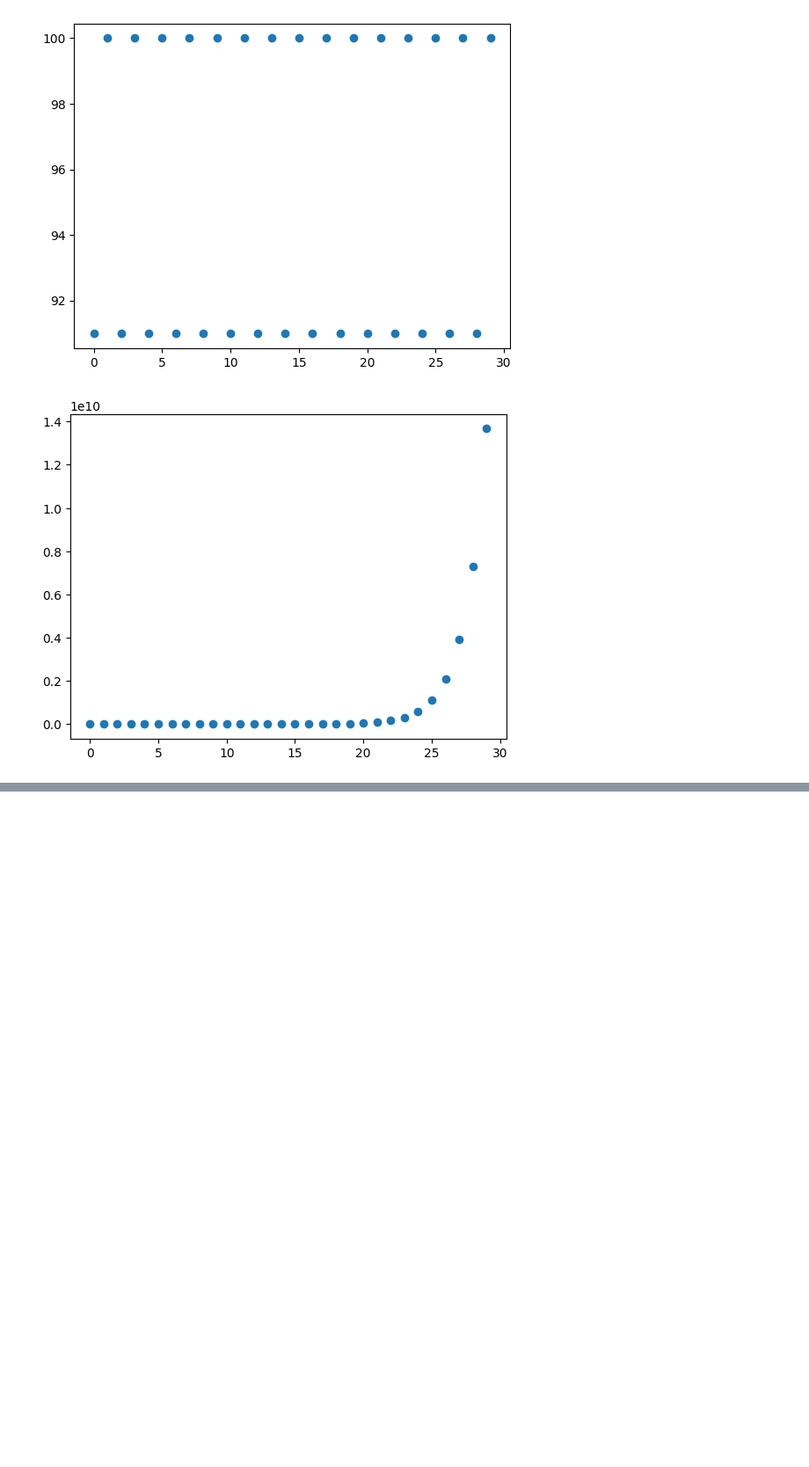
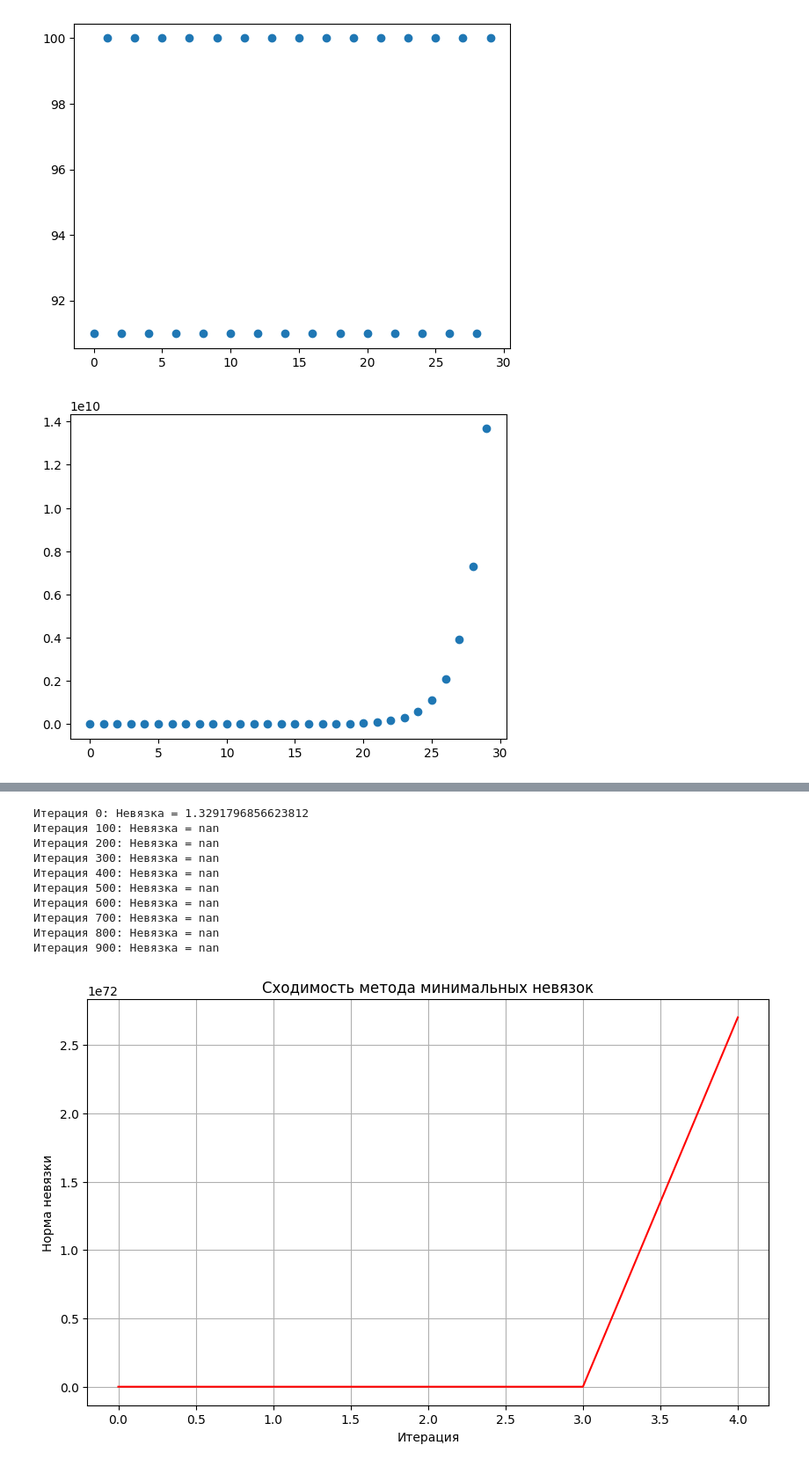
Before and after one commit to NvOiVkItKoOrV/comp_math, a Jupyter notebook: lab_2/system_of_linear_equations.ipynb, the cells around one changed output, grey strips where cells are left out. Shown: that part at 88% size. Cells and saved outputs as stored; diff of their text form; code cells hidden in the pictures; blank space fills up the shorter version.

```diff
--- a/lab_2/system_of_linear_equations.ipynb
+++ b/lab_2/system_of_linear_equations.ipynb
@@ -223,0 +292,63 @@ sor(w = 3)
+# %%
+# Функция для вычисления невязки
+def residual(A, x, b):
+    return A.dot(x) - b
+
+# Метод минимальных невязок
+def minimal_residual_method(A, b, x_init, tol, max_iterations):
+    x = x_init
+    residuals = []
+
+    for i in range(max_iterations):
+        r = residual(A, x, b)  # Невязка
+        residual_norm = np.linalg.norm(r)
+        residuals.append(residual_norm)
+
+        # Условие остановки по точности
+        if residual_norm < tol:
+            print(f"Метод завершился на итерации {i}, так как невязка меньше порога {tol}.")
+            break
+
+        # Вычисление шага альфа
+        alpha = (r.T @ A @ r) / (A @ r).T @ (A @ r)
+        x = x - alpha * r
+
+        if i % 100 == 0:
+            print(f"Итерация {i}: Невязка = {residual_norm}")
+
+    return x, residuals
+
+# Пример данных
+np.random.seed(0)
+A = np.random.rand(5, 5)
+b = np.random.rand(5, 1)
+x_init = np.zeros((5, 1))
+
+# Параметры метода
+tol = 1e-6
+max_iterations = 1000
+
+# Выполнение метода минимальных невязок
+x_solution, residuals = minimal_residual_method(A, b, x_init, tol, max_iterations)
+
+
+# Построение графика зависимости невязки от итераций
+plt.figure(figsize=(10, 6))
+plt.plot(range(len(residuals)), residuals, color="red")
+plt.xlabel("Итерация")
+plt.ylabel("Норма невязки")
+plt.title("Сходимость метода минимальных невязок")
+plt.grid(True)
+plt.show()
+# %% [output]
+Итерация 0: Невязка = 1.3291796856623812
+Итерация 100: Невязка = nan
+Итерация 200: Невязка = nan
+Итерация 300: Невязка = nan
+Итерация 400: Невязка = nan
+Итерация 500: Невязка = nan
+Итерация 600: Невязка = nan
+Итерация 700: Невязка = nan
+Итерация 800: Невязка = nan
+Итерация 900: Невязка = nan
+[figure, added]
```
Also changed, not shown: parts of 3 cells of this notebook.
